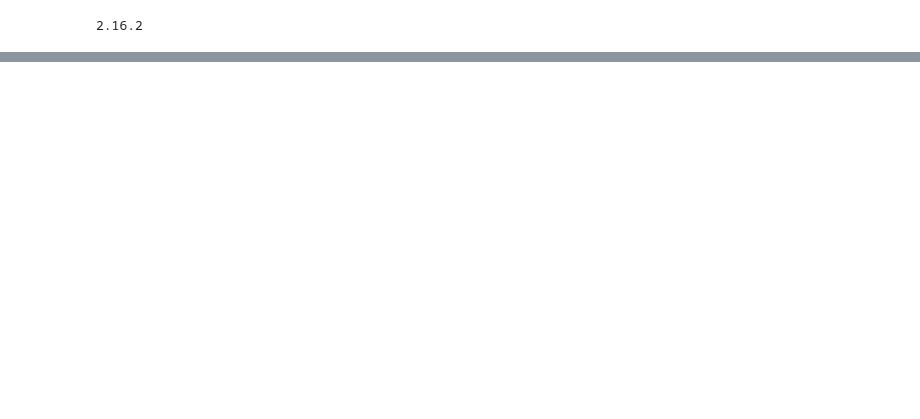
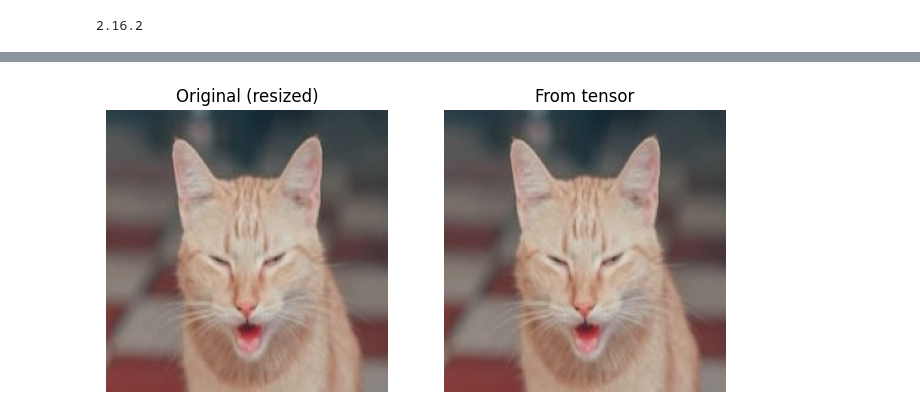
Before and after one commit to ishitta-iyer/sta314-project, a Jupyter notebook: eda.ipynb, the cells around one changed output, grey strips where cells are left out. Cells and saved outputs as stored; diff of their text form; code cells hidden in the pictures; blank space fills up the shorter version.

Commit message:
converstion to tensors

```diff
--- a/eda.ipynb
+++ b/eda.ipynb
@@ -32,0 +35,5 @@ PIL.Image.open(str(data[0]))
+# %%
+classes = sorted(set((p.parent.name for p in train_paths)))
+ctoi = {c: i for i,c in enumerate(classes)}
+itoc = {i: c for c,i in ctoi.items()}
+print("classes:", classes)
@@ -32,0 +60,10 @@ PIL.Image.open(str(data[0]))
+# %%
+img_size = 224
+train_tfms = T.Compose([
+    T.Resize((img_size, img_size)),
+    T.ToTensor(),
+])
+test_tfms = T.Compose([
+    T.Resize((img_size, img_size)),
+    T.ToTensor(),
+])
@@ -32,0 +101,13 @@ PIL.Image.open(str(data[0]))
+# %%
+train_ds = PetExpressionTrain(train_paths, ctoi, transform=train_tfms)
+
+x, y = train_ds[0]
+print("tensor:", x.shape, x.dtype, "min/max:", x.min().item(), x.max().item(), "label:", y)
+
+to_pil = T.ToPILImage()
+img_rec = to_pil(x)
+
+plt.imshow(img_rec)
+plt.axis("off")
+plt.show()
+print(x.shape)
@@ -32,0 +118,11 @@ PIL.Image.open(str(data[0]))
+# %%
+path0 = train_paths[0]
+orig = Image.open(path0)
+orig_resized = T.Resize((224, 224))(orig)
+
+plt.figure(figsize=(8,4))
+plt.subplot(1,2,1); plt.imshow(orig_resized); plt.title("Original (resized)"); plt.axis("off")
+plt.subplot(1,2,2); plt.imshow(img_rec);      plt.title("From tensor");        plt.axis("off")
+plt.show()
+# %% [output]
+[figure, added]
```
Also changed, not shown: parts of 7 cells of this notebook.
